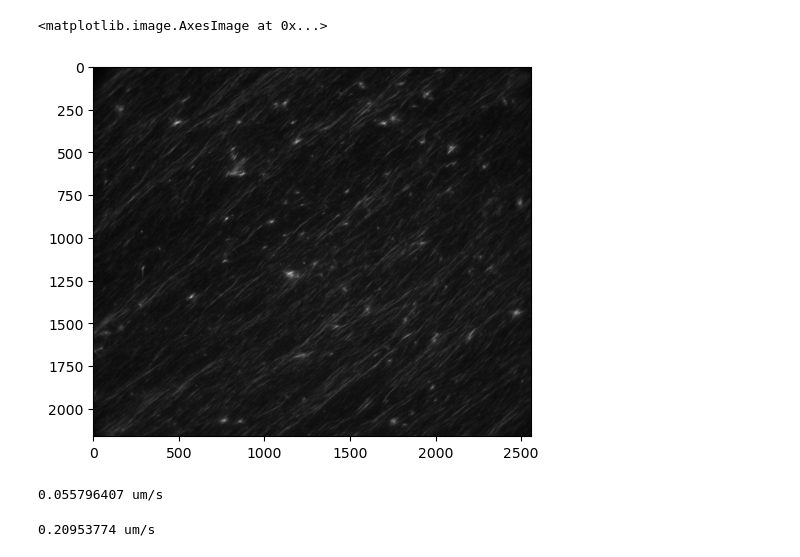
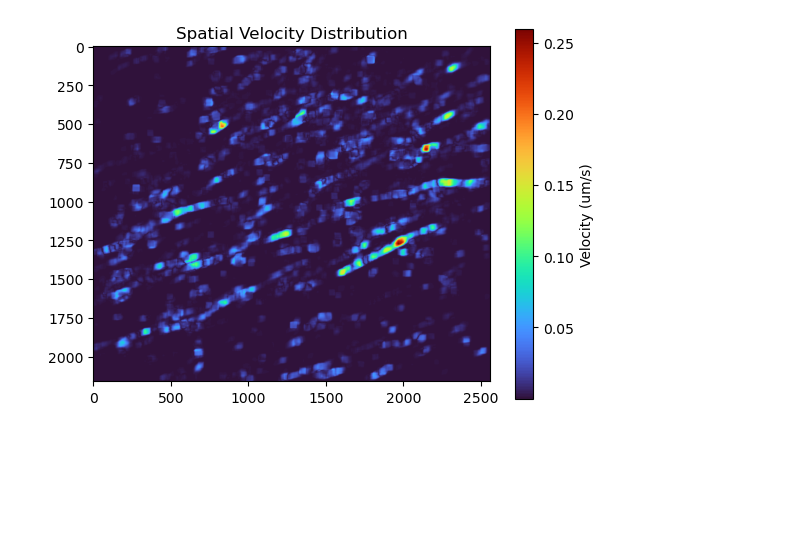
Before and after one commit to wppppupr/MTCargo_analysis, a Jupyter notebook: notebooks/of20260209.ipynb, the cells around one changed output. Cells and saved outputs as stored; diff of their text form; code cells hidden in the pictures; blank space fills up the shorter version.

```diff
--- a/notebooks/of20260209.ipynb
+++ b/notebooks/of20260209.ipynb
@@ -35,6 +38 @@ def comp8bit(img_u16):
 images_8bit = comp8bit(images_blur)
-# %%
-plt.imshow(images_8bit[0], cmap = 'gray')
-# %% [output]
-<matplotlib.image.AxesImage at 0x...>
-[figure, removed]
@@ -41 +96,21 @@ plt.imshow(images_8bit[0], cmap = 'gray')
+# %%
+# ベクトル強度 (pixel/frame)
+mag = np.linalg.norm(flows, axis=-1)
+
+# 物理単位への変換係数
+# 1px(縮小後) = 0.11 / 0.25 um
+# 時間 = 4 s
+
+conversion_factor = scale /interval
+velocity_um_s = mag * conversion_factor
+# %%
+import matplotlib.pyplot as plt
+
+# 特定のフレームの速度マップを表示
+plt.imshow(velocity_um_s[0], cmap='turbo')
+plt.colorbar(label='Velocity (um/s)')
+plt.title("Spatial Velocity Distribution")
+plt.show()
+# %% [output]
+[figure, added]
 # %%
@@ -57,22 +132,0 @@ flows = cv2.calcOpticalFlowFarneback(
-# %%
-magnitude = np.sqrt(flows[..., 0]**2 + flows[..., 1]**2)
-# nd2のメタデータから取得（例）
-pixel_size_um = 0.11  # 1ピクセルが何マイクロメートルか
-frame_interval_sec = 4  # 1フレームが何秒か
-
-# 物理速度 (um/s) への変換
-# (pixels/frame) * (um/pixel) / (sec/frame) = um/s
-velocity_um_s = magnitude * pixel_size_um / frame_interval_sec
-
-print(np.mean(velocity_um_s), "um/s")
-# %% [output]
-0.055796407 um/s
-# %%
-# 速度が極端に高い（物理的にあり得ない）値をカット
-v_max_threshold = 1.0  # 例: 100 um/s 以上はノイズとみなす
-v_min_threshold = 0.1
-velocity_um_s_filtered = np.where((velocity_um_s < v_max_threshold) & (v_min_threshold < velocity_um_s), velocity_um_s, np.nan)
-
-print(np.nanmean(velocity_um_s_filtered), "um/s")
-# %% [output]
-0.20953774 um/s
```
Also changed, not shown: parts of 11 cells of this notebook, 1 other file.
